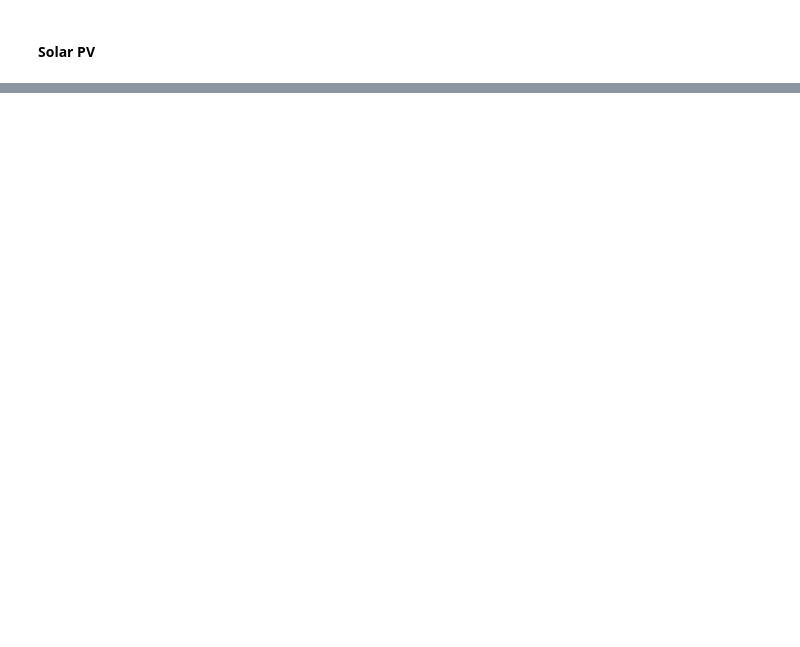
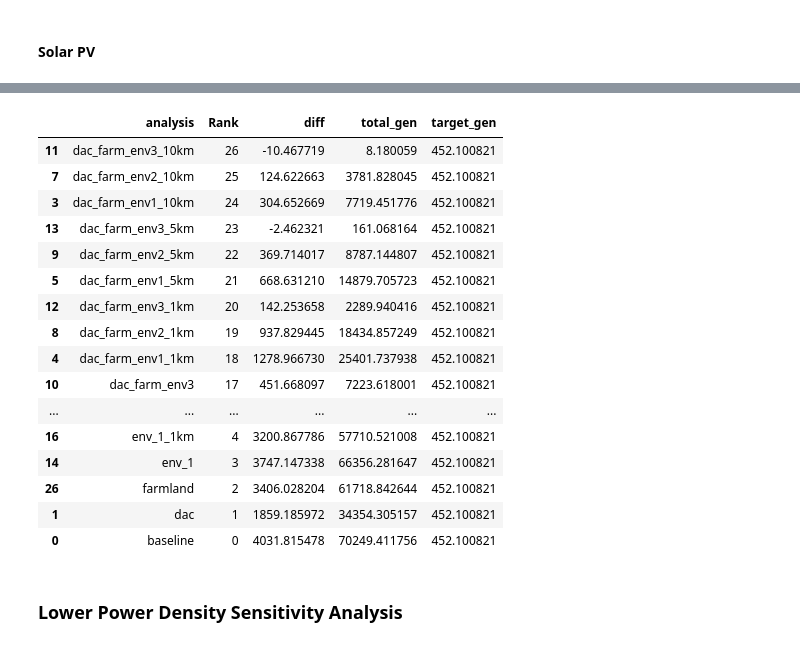
Before and after one commit to GODEEEP/mongird-etal_2024, a Jupyter notebook: notebooks/plot_generation_suitability_comparison_charts.ipynb, the cells around one changed output, grey strips where cells are left out. Cells and saved outputs as stored; diff of their text form; code cells hidden in the pictures; blank space fills up the shorter version.

```diff
--- a/notebooks/plot_generation_suitability_comparison_charts.ipynb
+++ b/notebooks/plot_generation_suitability_comparison_charts.ipynb
@@ -1190,0 +665,22 @@ plt.show()
+# %%
+west_df
+# %% [output]
+|  | analysis | Rank | diff | total_gen | target_gen |
+| 11 | dac_farm_env3_10km | 26 | -10.467719 | 8.180059 | 452.100821 |
+| 7 | dac_farm_env2_10km | 25 | 124.622663 | 3781.828045 | 452.100821 |
+| 3 | dac_farm_env1_10km | 24 | 304.652669 | 7719.451776 | 452.100821 |
+| 13 | dac_farm_env3_5km | 23 | -2.462321 | 161.068164 | 452.100821 |
+| 9 | dac_farm_env2_5km | 22 | 369.714017 | 8787.144807 | 452.100821 |
+| 5 | dac_farm_env1_5km | 21 | 668.631210 | 14879.705723 | 452.100821 |
+| 12 | dac_farm_env3_1km | 20 | 142.253658 | 2289.940416 | 452.100821 |
+| 8 | dac_farm_env2_1km | 19 | 937.829445 | 18434.857249 | 452.100821 |
+| 4 | dac_farm_env1_1km | 18 | 1278.966730 | 25401.737938 | 452.100821 |
+| 10 | dac_farm_env3 | 17 | 451.668097 | 7223.618001 | 452.100821 |
+| ... | ... | ... | ... | ... | ... |
+| 16 | env_1_1km | 4 | 3200.867786 | 57710.521008 | 452.100821 |
+| 14 | env_1 | 3 | 3747.147338 | 66356.281647 | 452.100821 |
+| 26 | farmland | 2 | 3406.028204 | 61718.842644 | 452.100821 |
+| 1 | dac | 1 | 1859.185972 | 34354.305157 | 452.100821 |
+| 0 | baseline | 0 | 4031.815478 | 70249.411756 | 452.100821 |
+# %% [markdown]
+### Lower Power Density Sensitivity Analysis
```
Also changed, not shown: parts of 24 cells of this notebook.
